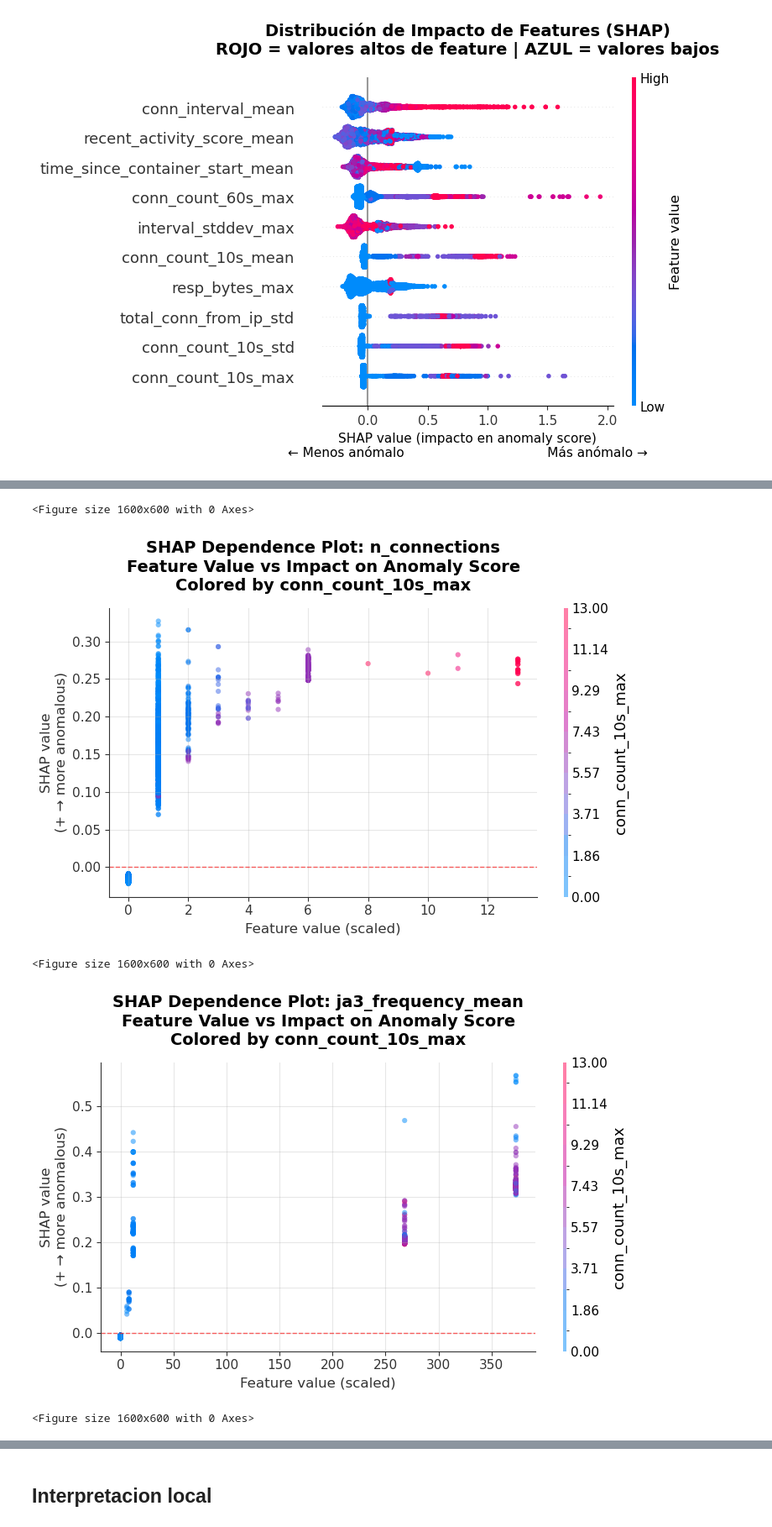
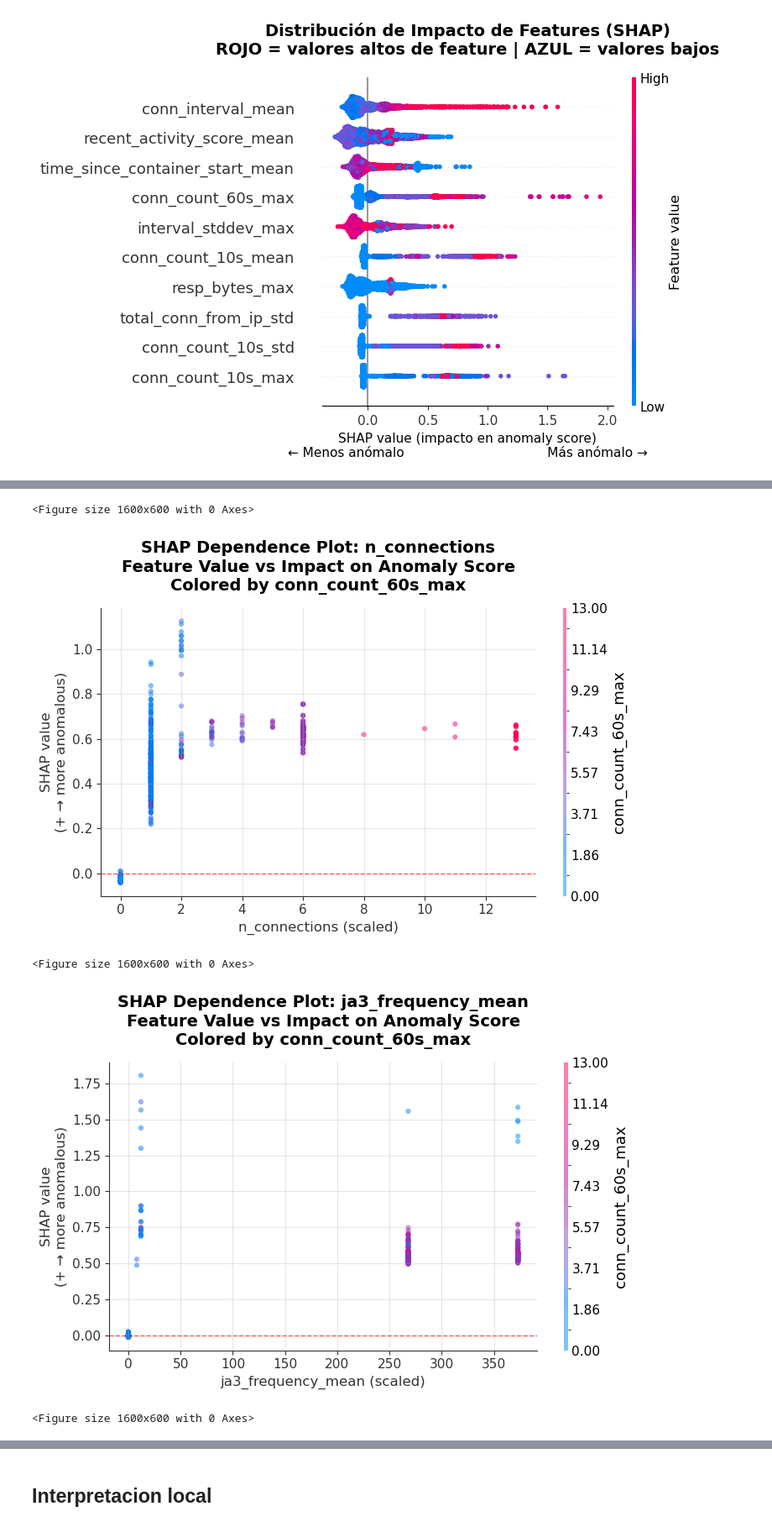
Before and after one commit to Grupo-MACC/ML_for_consul_poisoning, a Jupyter notebook: notebooks/05_explainability_isolation_forest.ipynb, the cells around one changed output, grey strips where cells are left out. Shown at 84% size. Saved outputs shown, nothing was run; the diff lists cells and outputs as text; code cells hidden in the pictures.

```diff
--- a/notebooks/05_explainability_isolation_forest.ipynb
+++ b/notebooks/05_explainability_isolation_forest.ipynb
@@ -160,35 +153,0 @@ for feature in features:
-# %%
-import matplotlib.pyplot as plt
-
-# Nombre de la feature
-feature = ['recent_activity_score_std', 'conn_count_10s_max']
-feature_idx = Xtest.columns.get_loc(feature)
-
-# Crear figura individual
-plt.figure(figsize=(16, 6))
-
-# Generar dependence plot (sin interacción automática)
-shap.dependence_plot(
-    feature_idx,
-    shap_values_inverted,
-    X_test_scaled,
-    interaction_index=None,  # desactiva coloreado por otra feature
-    show=False,
-    alpha=0.5,
-    dot_size=20
-)
-
-# Personalizar
-plt.title(f'SHAP Dependence Plot: {feature}\n'
-          'Feature Value vs. Impact on Anomaly Score',
-          fontsize=14, fontweight='bold', pad=15)
-plt.ylabel('SHAP value\n(+ → more anomalous)', fontsize=12)
-plt.xlabel('Feature value (scaled)', fontsize=12)
-plt.axhline(y=0, color='red', linestyle='--', linewidth=1, alpha=0.6)
-plt.grid(True, alpha=0.3)
-plt.tight_layout()
-
-# Guardar
-plt.savefig('../reports/figures/shap_dependence_total_conn_from_ip_mean.png',
-            dpi=300, bbox_inches='tight')
-plt.show()
@@ -220,51 +179,51 @@ features_to_plot = [
     'burst_score_mean'
 ]
 
-interaction_feature = 'conn_count_10s_max'
-interaction_idx = X.columns.get_loc(interaction_feature)
+interaction_feature = 'conn_count_60s_max'
+interaction_idx = Xtest.columns.get_loc(interaction_feature)
 
 for feature in features_to_plot:
-    feature_idx = X.columns.get_loc(feature)
+    feature_idx = Xtest.columns.get_loc(feature)
 
     plt.figure(figsize=(16, 6))
 
     shap.dependence_plot(
         feature_idx,
         shap_values_inverted,
-        X_scaled_df,
+        X_test_scaled,
         interaction_index=interaction_idx,
         show=False,
         alpha=0.5,
         dot_size=20
     )
 
     plt.title(
         f'SHAP Dependence Plot: {feature}\n'
         f'Feature Value vs Impact on Anomaly Score\n'
         f'Colored by {interaction_feature}',
         fontsize=14,
         fontweight='bold',
         pad=15
     )
 
-    plt.xlabel('Feature value (scaled)', fontsize=12)
+    plt.xlabel(f'{feature} (scaled)', fontsize=12)
     plt.ylabel('SHAP value\n(+ → more anomalous)', fontsize=12)
 
     plt.axhline(y=0, color='red', linestyle='--', linewidth=1, alpha=0.6)
     plt.grid(True, alpha=0.3)
 
     plt.tight_layout()
 
     plt.savefig(
         f'../reports/figures/shap_dependence_{feature}_colored_by_{interaction_feature}.png',
         dpi=300,
         bbox_inches="tight"
     )
 
     plt.show()
 # %% [output]
 <Figure size 1600x600 with 0 Axes>
-[figure, old version]
+[figure, new version]
 <Figure size 1600x600 with 0 Axes>
-[figure, old version]
+[figure, new version]
 <Figure size 1600x600 with 0 Axes>
```
Also changed, not shown: parts of 22 cells of this notebook, 1 other file.
